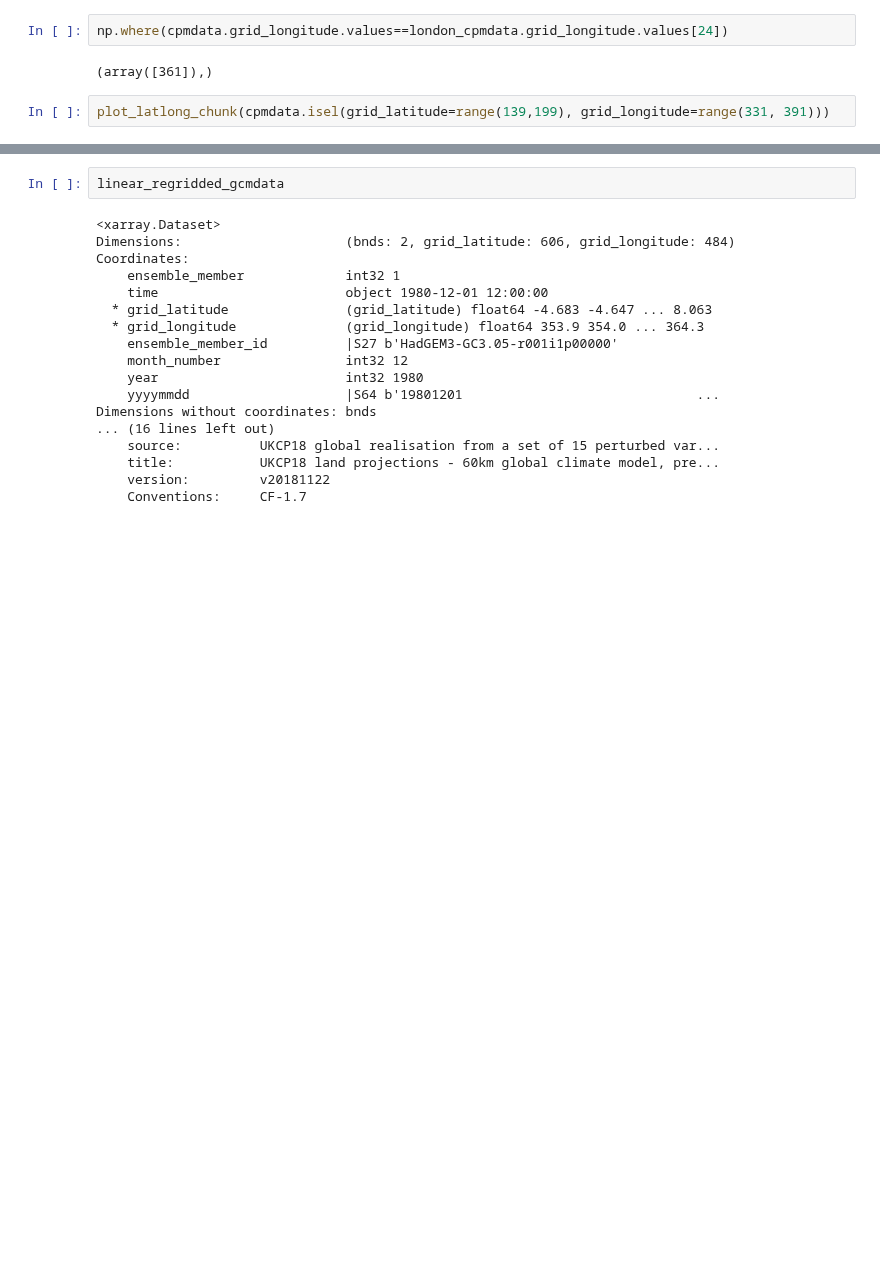
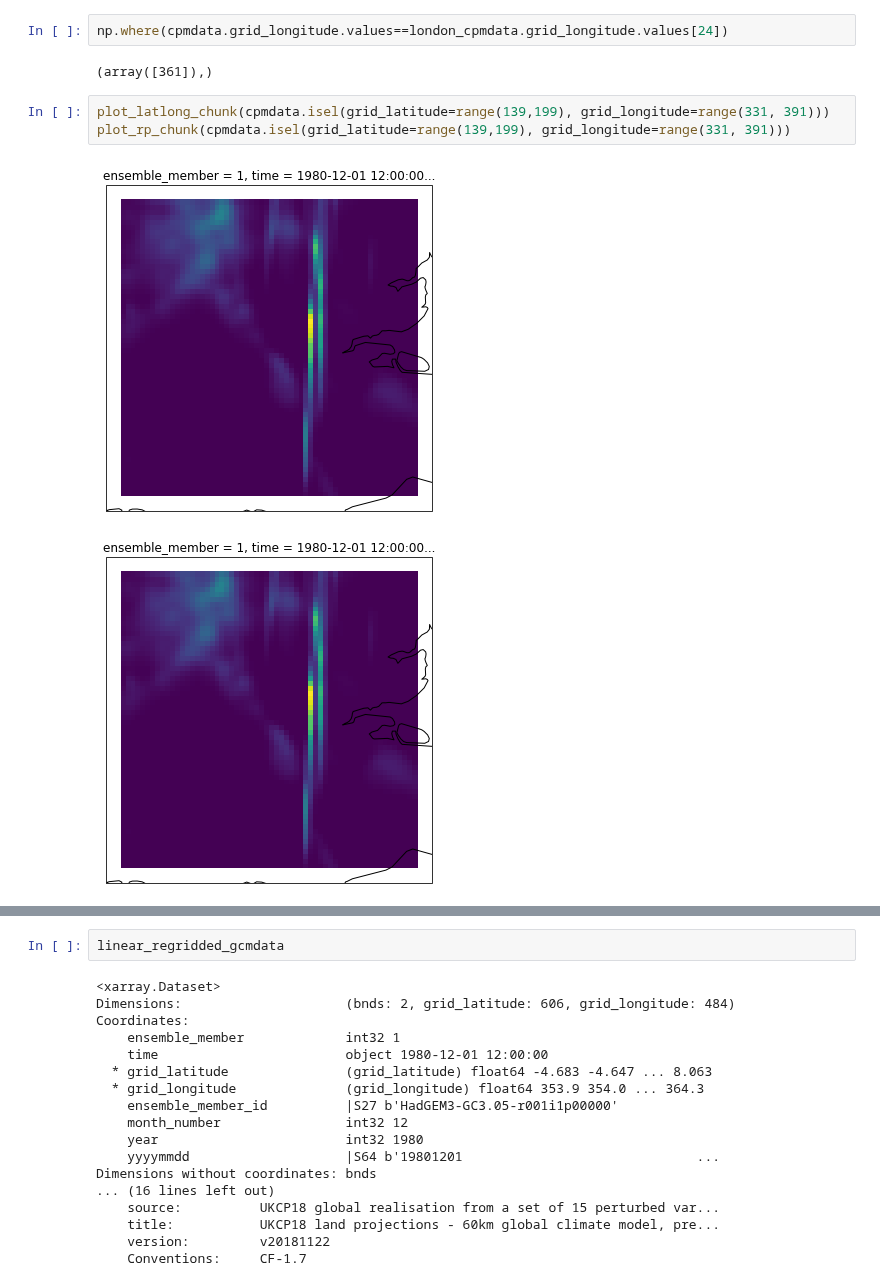
Before and after one commit to henryaddison/ml-downscaling-emulation, a Jupyter notebook: notebooks/learning/test-set-exploration.ipynb, the cells around one changed output, grey strips where cells are left out. Drawn from its saved outputs; the diff is of its cells as text; blank space fills up the shorter version.

```diff
--- a/notebooks/learning/test-set-exploration.ipynb
+++ b/notebooks/learning/test-set-exploration.ipynb
@@ -132,4 +128,8 @@ np.where(cpmdata.grid_longitude.values==london_cpmdata.grid_longitude.values[24]
 (array([361]),)
 # %%
 plot_latlong_chunk(cpmdata.isel(grid_latitude=range(139,199), grid_longitude=range(331, 391)))
+plot_rp_chunk(cpmdata.isel(grid_latitude=range(139,199), grid_longitude=range(331, 391)))
+# %% [output]
+[figure, added]
+[figure, added]
 # %%
```
Also changed, not shown: parts of 3 cells of this notebook.
